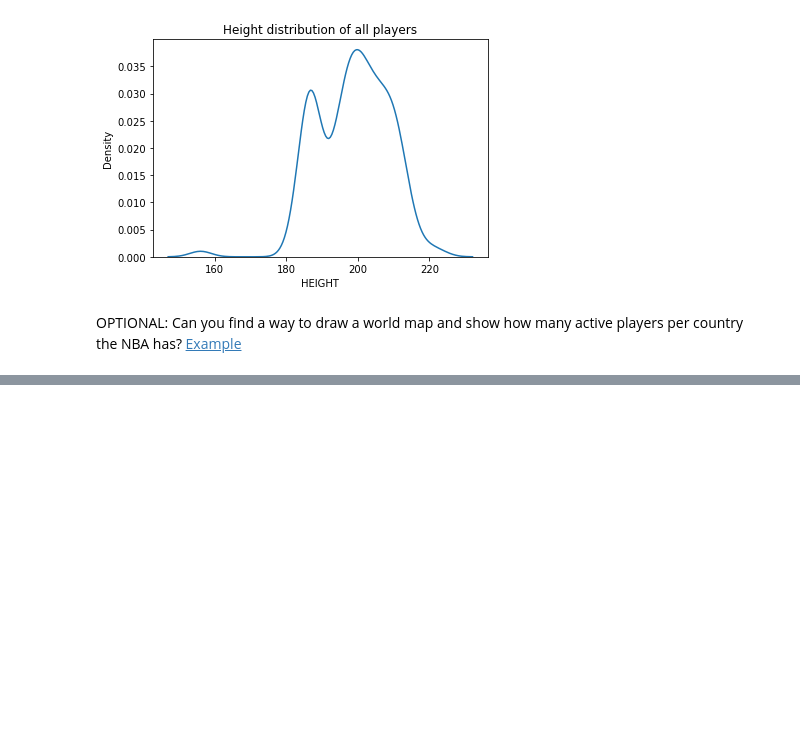
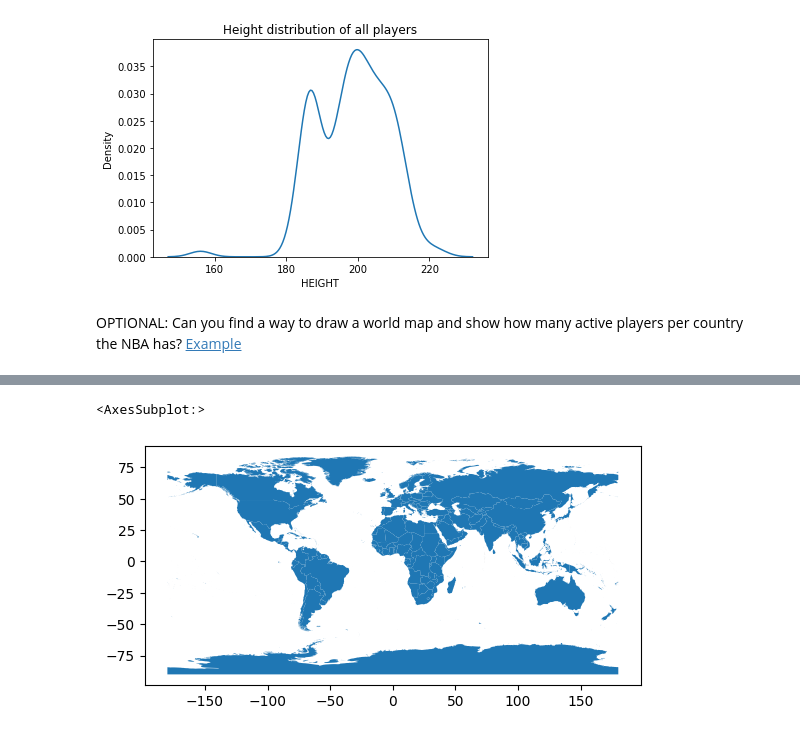
Before and after one commit to JeanetteZamora/Anyone_sprint1, a Jupyter notebook: AnyoneAI_Project1.ipynb, the cells around one changed output, grey strips where cells are left out. Saved outputs shown, nothing was run; the diff lists cells and outputs as text; code cells hidden in the pictures; blank space fills up the shorter version.

```diff
--- a/AnyoneAI_Project1.ipynb
+++ b/AnyoneAI_Project1.ipynb
@@ -652,0 +688,5 @@ OPTIONAL: Can you find a way to draw a world map and show how many active player
+# %%
+#Directory where the shapefile is located
+shapefile = 'world/world.shp'
+world_gdf = gpd.read_file(shapefile)
+world_gdf
@@ -652,0 +711,5 @@ OPTIONAL: Can you find a way to draw a world map and show how many active player
+# %%
+world_gdf.plot()
+# %% [output]
+<AxesSubplot:>
+[figure, added]
```
Also changed, not shown: parts of 15 cells of this notebook, 11 other files.
